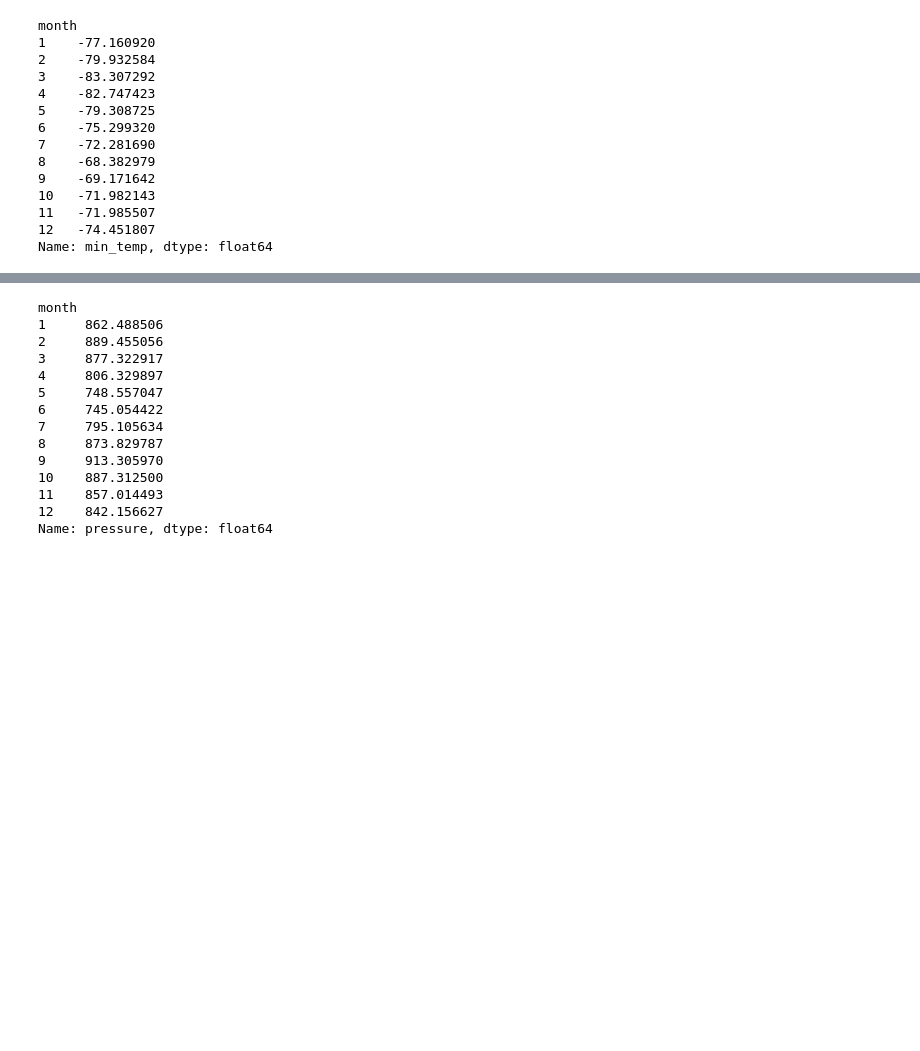
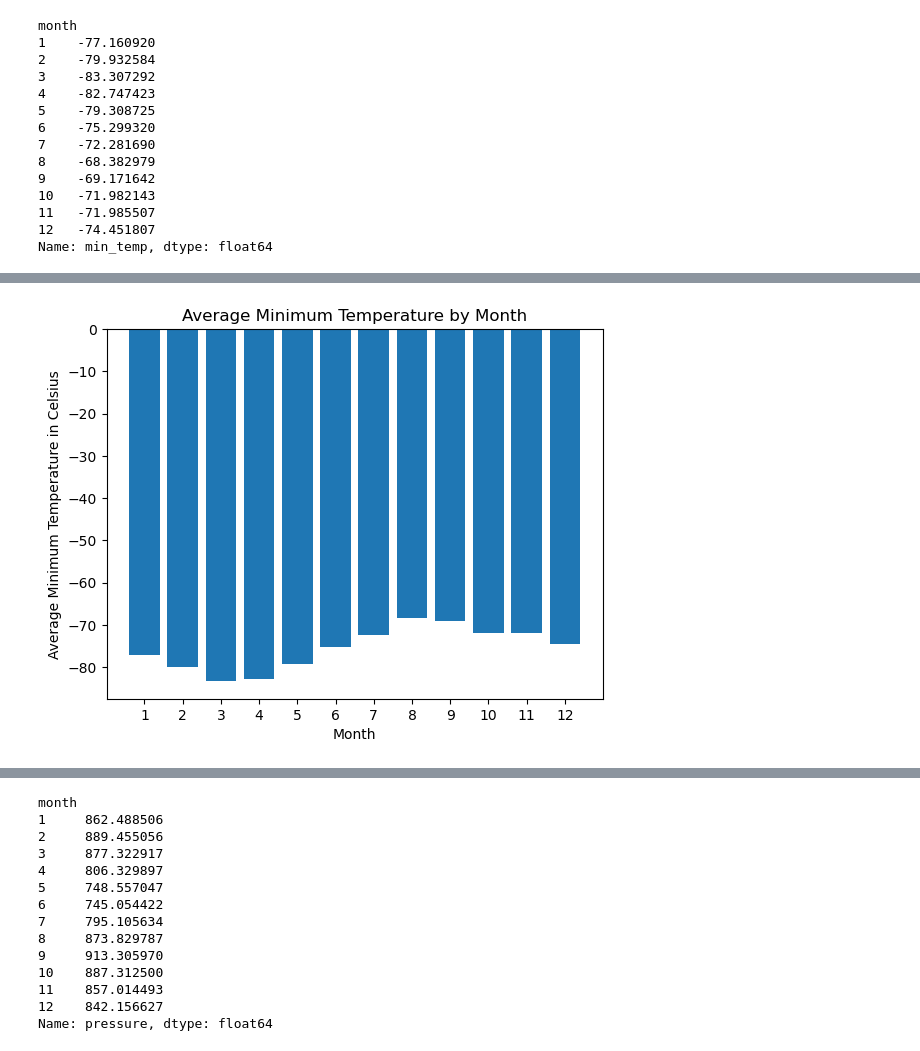
Before and after one commit to JessicaRBailey/webscraping-challenge, a Jupyter notebook: part_2_mars_weather.ipynb, the cells around one changed output, grey strips where cells are left out. Saved outputs shown, nothing was run; the diff lists cells and outputs as text; code cells hidden in the pictures; blank space fills up the shorter version.

```diff
--- a/part_2_mars_weather.ipynb
+++ b/part_2_mars_weather.ipynb
@@ -178,6 +184,8 @@ Name: month, dtype: int64
 1867
 # %%
 # 3. What is the average low temperature by month?
+average_low_temp = mars_weather_df.groupby('month')['min_temp'].mean()
+average_low_temp
 # %% [output]
 month
 1    -77.160920
@@ -203,0 +204,10 @@ Name: min_temp, dtype: float64
+# %%
+# Plot the average temperature by month
+plt.bar(average_low_temp.index, average_low_temp)
+plt.xticks(average_low_temp.index[::1])
+plt.title('Average Minimum Temperature by Month')
+plt.xlabel('Month')
+plt.ylabel('Average Minimum Temperature in Celsius')
+plt.show()
+# %% [output]
+[figure, added]
```
Also changed, not shown: parts of 11 cells of this notebook, 1 other file.
